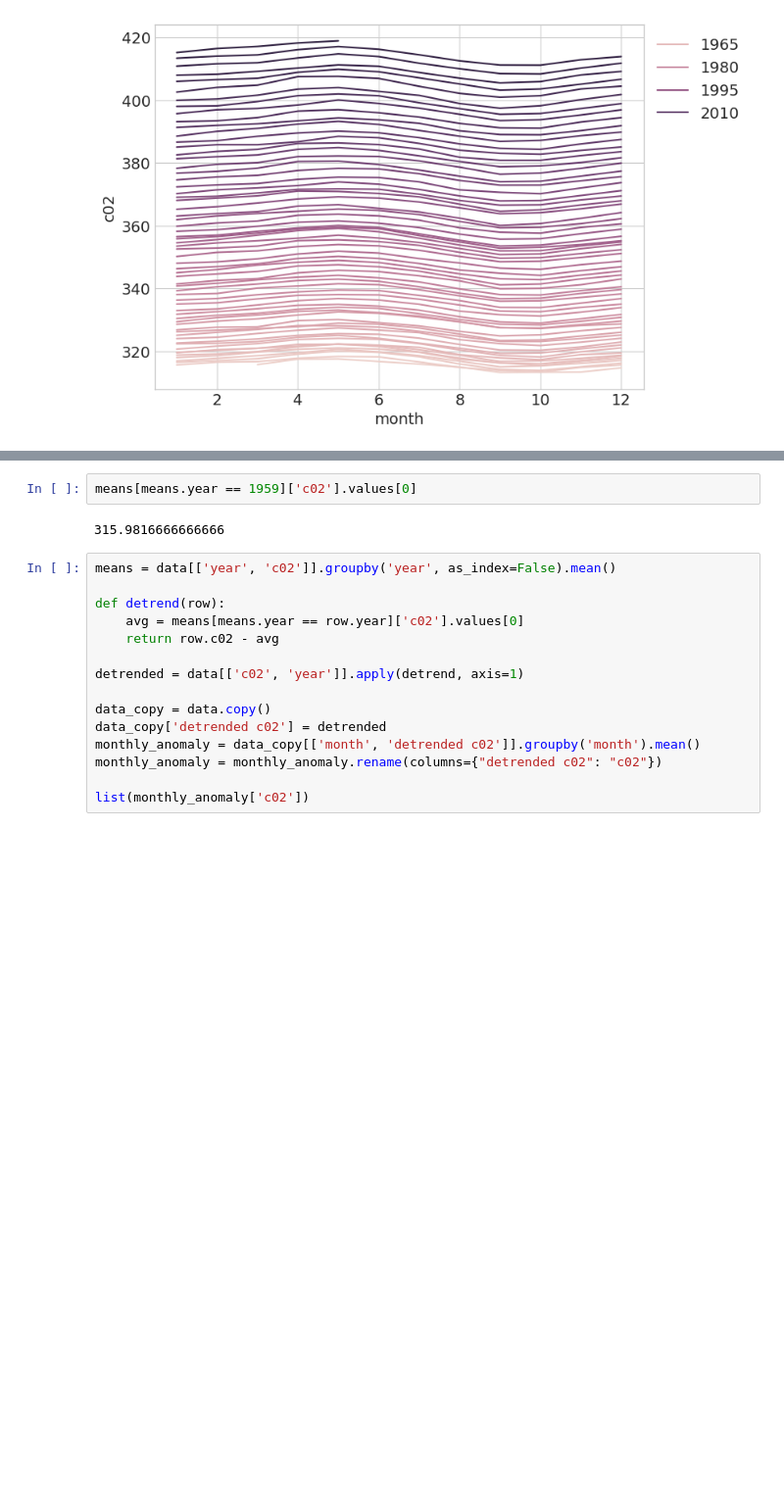
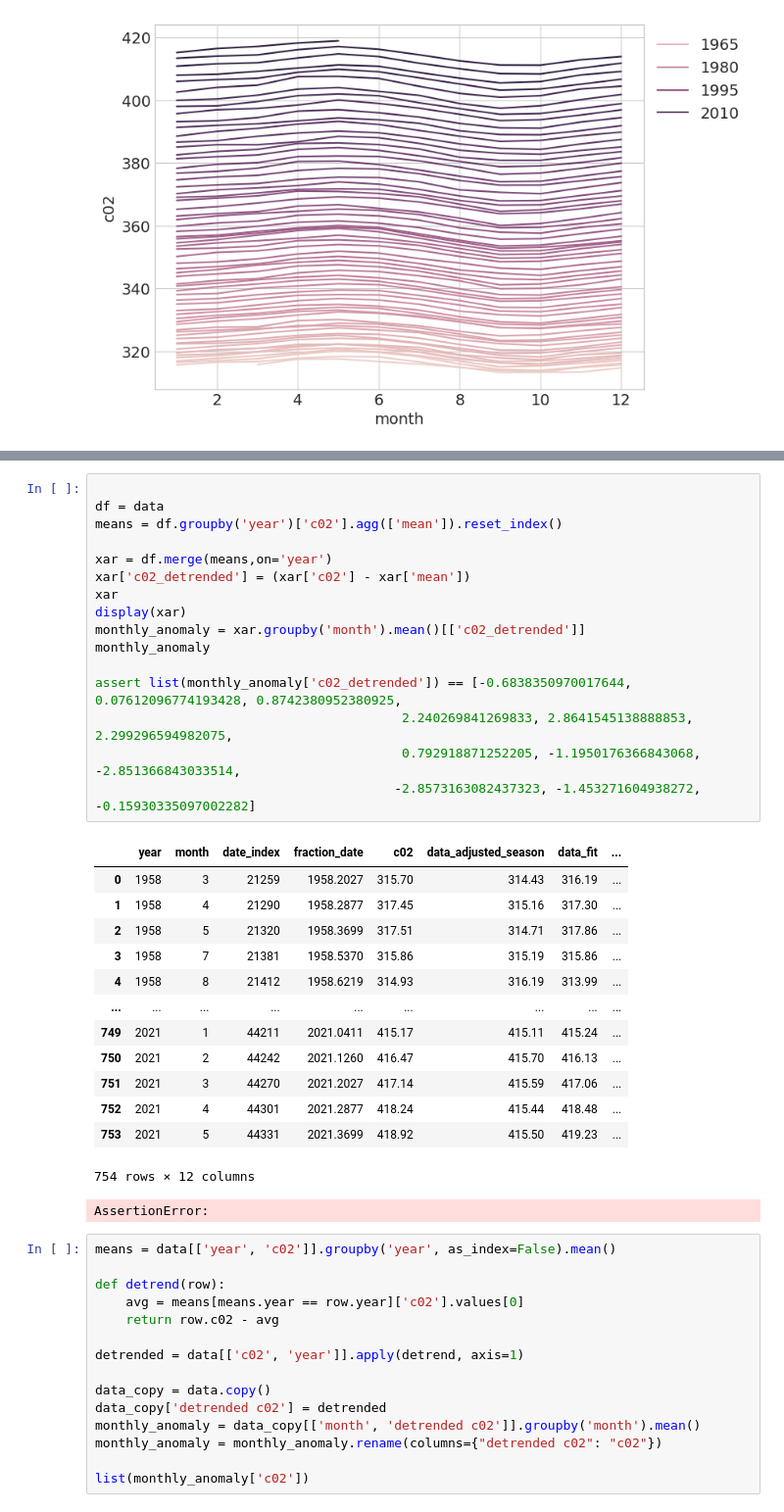
Before and after one commit to UCB-stat-159-s23/hw03-Group10, a Jupyter notebook: hw03-climate.ipynb, the cells around one changed output, grey strips where cells are left out. Shown at 98% size. Cells and saved outputs as stored; diff of their text form; blank space fills up the shorter version.

```diff
--- a/hw03-climate.ipynb
+++ b/hw03-climate.ipynb
@@ -109,9 +109,36 @@ Next, in order to recreate the figure in the talk, we're going to find the month
 
 In order to do so, you will have to remove the annual average and use that to identify the monthly trend. Here some clue of how to do this, but feel free to explore other options:
 # %%
-means[means.year == 1959]['c02'].values[0]
+
+df = data
+means = df.groupby('year')['c02'].agg(['mean']).reset_index()
+
+xar = df.merge(means,on='year')
+xar['c02_detrended'] = (xar['c02'] - xar['mean'])
+xar
+display(xar)
+monthly_anomaly = xar.groupby('month').mean()[['c02_detrended']]
+monthly_anomaly
+
+assert list(monthly_anomaly['c02_detrended']) == [-0.6838350970017644, 0.07612096774193428, 0.8742380952380925,
+                                        2.240269841269833, 2.8641545138888853, 2.299296594982075,
+                                        0.792918871252205, -1.1950176366843068, -2.851366843033514,
+                                       -2.8573163082437323, -1.453271604938272, -0.15930335097002282]
 # %% [output]
+|  | year | month | date_index | fraction_date | c02 | data_adjusted_season | data_fit | ... |
+| 0 | 1958 | 3 | 21259 | 1958.2027 | 315.70 | 314.43 | 316.19 | ... |
+| 1 | 1958 | 4 | 21290 | 1958.2877 | 317.45 | 315.16 | 317.30 | ... |
+| 2 | 1958 | 5 | 21320 | 1958.3699 | 317.51 | 314.71 | 317.86 | ... |
+| 3 | 1958 | 7 | 21381 | 1958.5370 | 315.86 | 315.19 | 315.86 | ... |
+| 4 | 1958 | 8 | 21412 | 1958.6219 | 314.93 | 316.19 | 313.99 | ... |
+| ... | ... | ... | ... | ... | ... | ... | ... | ... |
+| 749 | 2021 | 1 | 44211 | 2021.0411 | 415.17 | 415.11 | 415.24 | ... |
+| 750 | 2021 | 2 | 44242 | 2021.1260 | 416.47 | 415.70 | 416.13 | ... |
+| 751 | 2021 | 3 | 44270 | 2021.2027 | 417.14 | 415.59 | 417.06 | ... |
+| 752 | 2021 | 4 | 44301 | 2021.2877 | 418.24 | 415.44 | 418.48 | ... |
+| 753 | 2021 | 5 | 44331 | 2021.3699 | 418.92 | 415.50 | 419.23 | ... |
-315.9816666666666
+754 rows × 12 columns
+AssertionError:
 # %%
 means = data[['year', 'c02']].groupby('year', as_index=False).mean()
 
```
Also changed, not shown: parts of 2 cells of this notebook.
